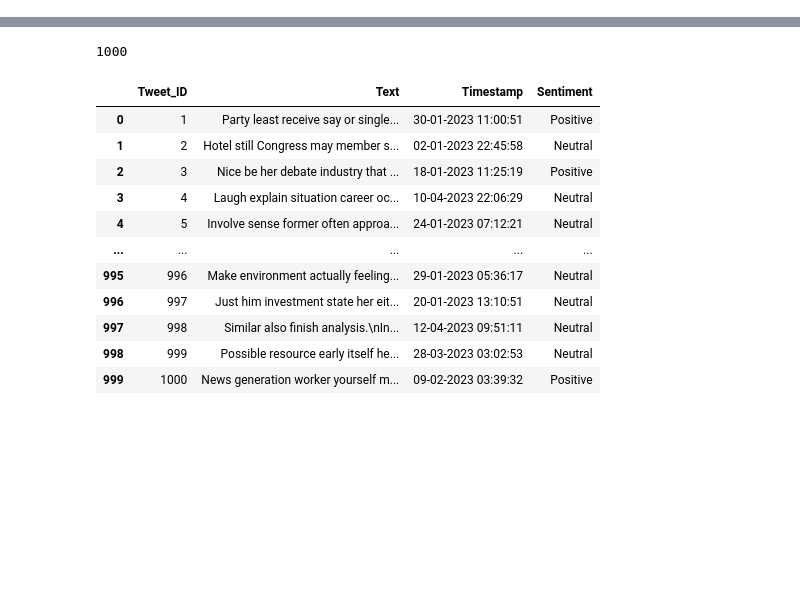
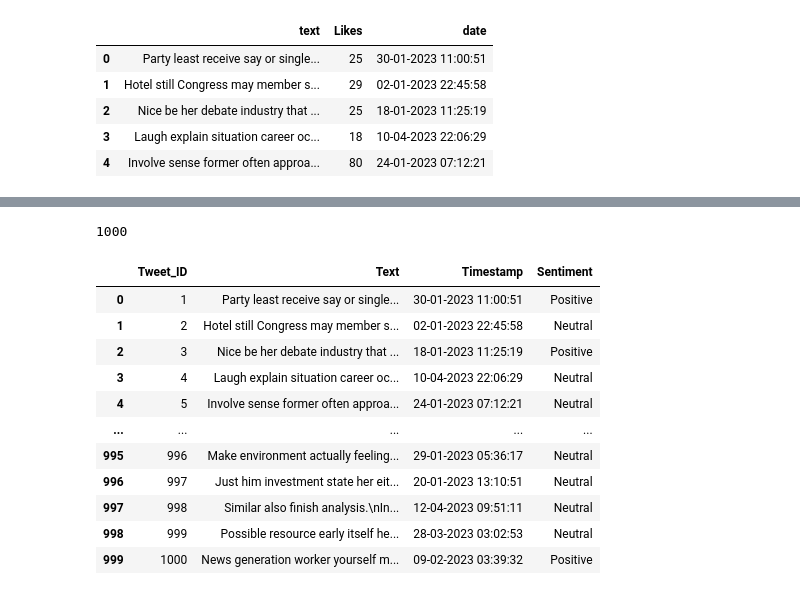
Before and after one commit to triom/LIVE-TWITTER-SENTIMENT-ANALYSIS, a Jupyter notebook: notebooks/draft.ipynb, the cells around one changed output, grey strips where cells are left out. Cells and saved outputs as stored; diff of their text form; code cells hidden in the pictures; blank space fills up the shorter version.

```diff
--- a/notebooks/draft.ipynb
+++ b/notebooks/draft.ipynb
@@ -10,0 +21,9 @@ df = df.drop(columns=["Username", "Retweets", "Likes"])
+# %%
+df1.head()
+# %% [output]
+|  | text | Likes | date |
+| 0 | Party least receive say or single... | 25 | 30-01-2023 11:00:51 |
+| 1 | Hotel still Congress may member s... | 29 | 02-01-2023 22:45:58 |
+| 2 | Nice be her debate industry that ... | 25 | 18-01-2023 11:25:19 |
+| 3 | Laugh explain situation career oc... | 18 | 10-04-2023 22:06:29 |
+| 4 | Involve sense former often approa... | 80 | 24-01-2023 07:12:21 |
```
Also changed, not shown: parts of 11 cells of this notebook, 8 other files.
